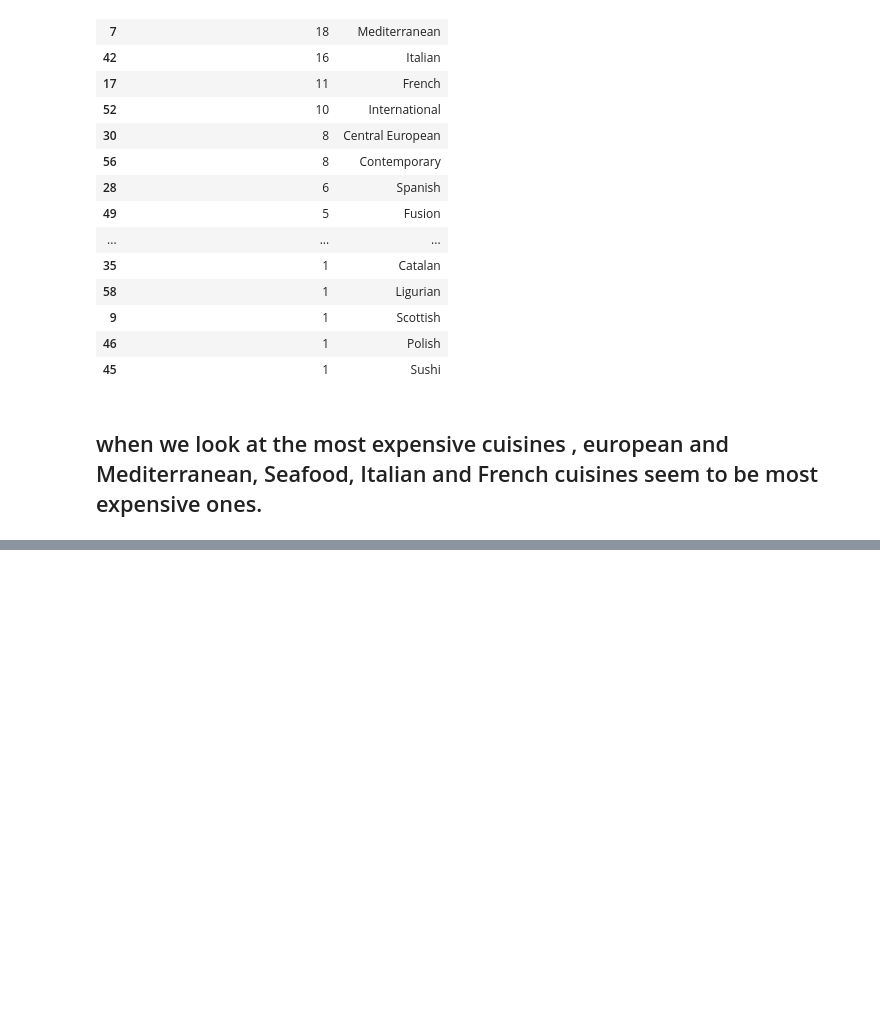
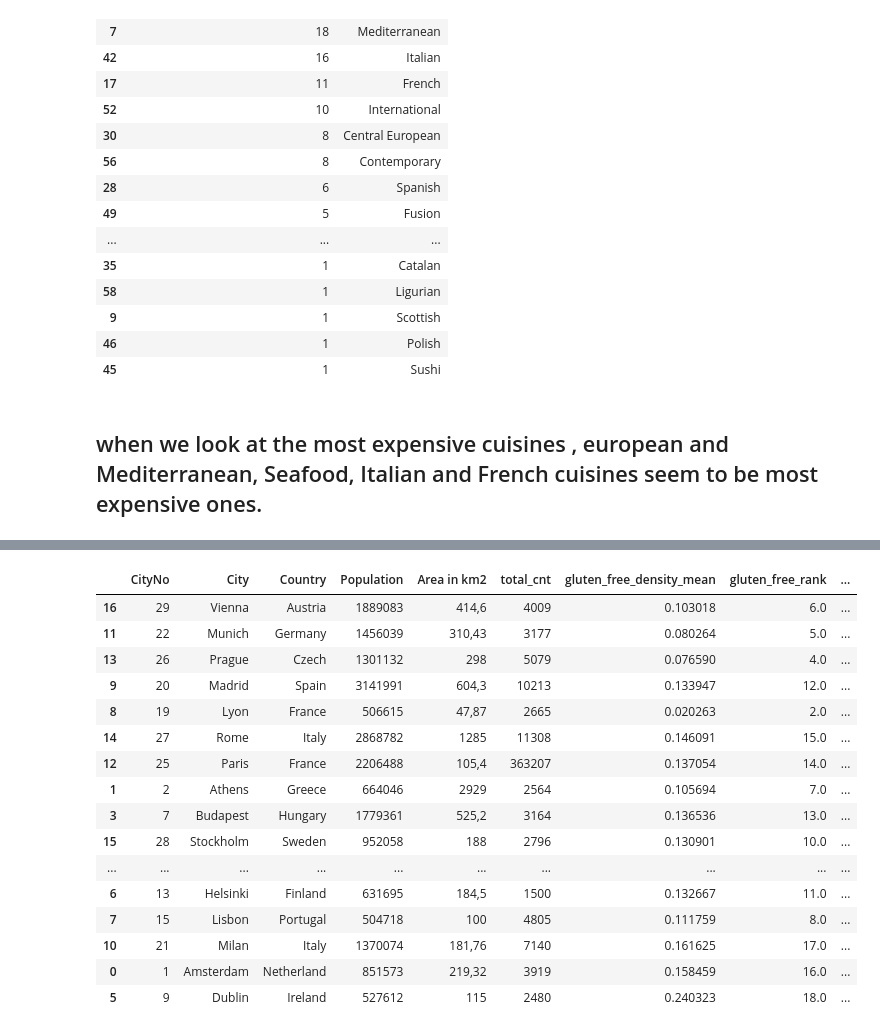
Before and after one commit to hltrk/challenge, a Jupyter notebook: data challenge.ipynb, the cells around one changed output, grey strips where cells are left out. Drawn from its saved outputs; the diff is of its cells as text; code cells hidden in the pictures; blank space fills up the shorter version.

```diff
--- a/data challenge.ipynb
+++ b/data challenge.ipynb
@@ -498,0 +554,21 @@ expensive_cuisine_df.sort_values(by="count_in_top_50_expensive_record", ascendin
+# %%
+df_merged["final_rank"] = df_merged["gluten_free_rank"] + df_merged["population_rank"]
+df_merged.sort_values(by="final_rank")
+# %% [output]
+|  | CityNo | City | Country | Population | Area in km2 | total_cnt | gluten_free_density_mean | gluten_free_rank | ... |
+| 16 | 29 | Vienna | Austria | 1889083 | 414,6 | 4009 | 0.103018 | 6.0 | ... |
+| 11 | 22 | Munich | Germany | 1456039 | 310,43 | 3177 | 0.080264 | 5.0 | ... |
+| 13 | 26 | Prague | Czech | 1301132 | 298 | 5079 | 0.076590 | 4.0 | ... |
+| 9 | 20 | Madrid | Spain | 3141991 | 604,3 | 10213 | 0.133947 | 12.0 | ... |
+| 8 | 19 | Lyon | France | 506615 | 47,87 | 2665 | 0.020263 | 2.0 | ... |
+| 14 | 27 | Rome | Italy | 2868782 | 1285 | 11308 | 0.146091 | 15.0 | ... |
+| 12 | 25 | Paris | France | 2206488 | 105,4 | 363207 | 0.137054 | 14.0 | ... |
+| 1 | 2 | Athens | Greece | 664046 | 2929 | 2564 | 0.105694 | 7.0 | ... |
+| 3 | 7 | Budapest | Hungary | 1779361 | 525,2 | 3164 | 0.136536 | 13.0 | ... |
+| 15 | 28 | Stockholm | Sweden | 952058 | 188 | 2796 | 0.130901 | 10.0 | ... |
+| ... | ... | ... | ... | ... | ... | ... | ... | ... | ... |
+| 6 | 13 | Helsinki | Finland | 631695 | 184,5 | 1500 | 0.132667 | 11.0 | ... |
+| 7 | 15 | Lisbon | Portugal | 504718 | 100 | 4805 | 0.111759 | 8.0 | ... |
+| 10 | 21 | Milan | Italy | 1370074 | 181,76 | 7140 | 0.161625 | 17.0 | ... |
+| 0 | 1 | Amsterdam | Netherland | 851573 | 219,32 | 3919 | 0.158459 | 16.0 | ... |
+| 5 | 9 | Dublin | Ireland | 527612 | 115 | 2480 | 0.240323 | 18.0 | ... |
```
Also changed, not shown: parts of 17 cells of this notebook.
